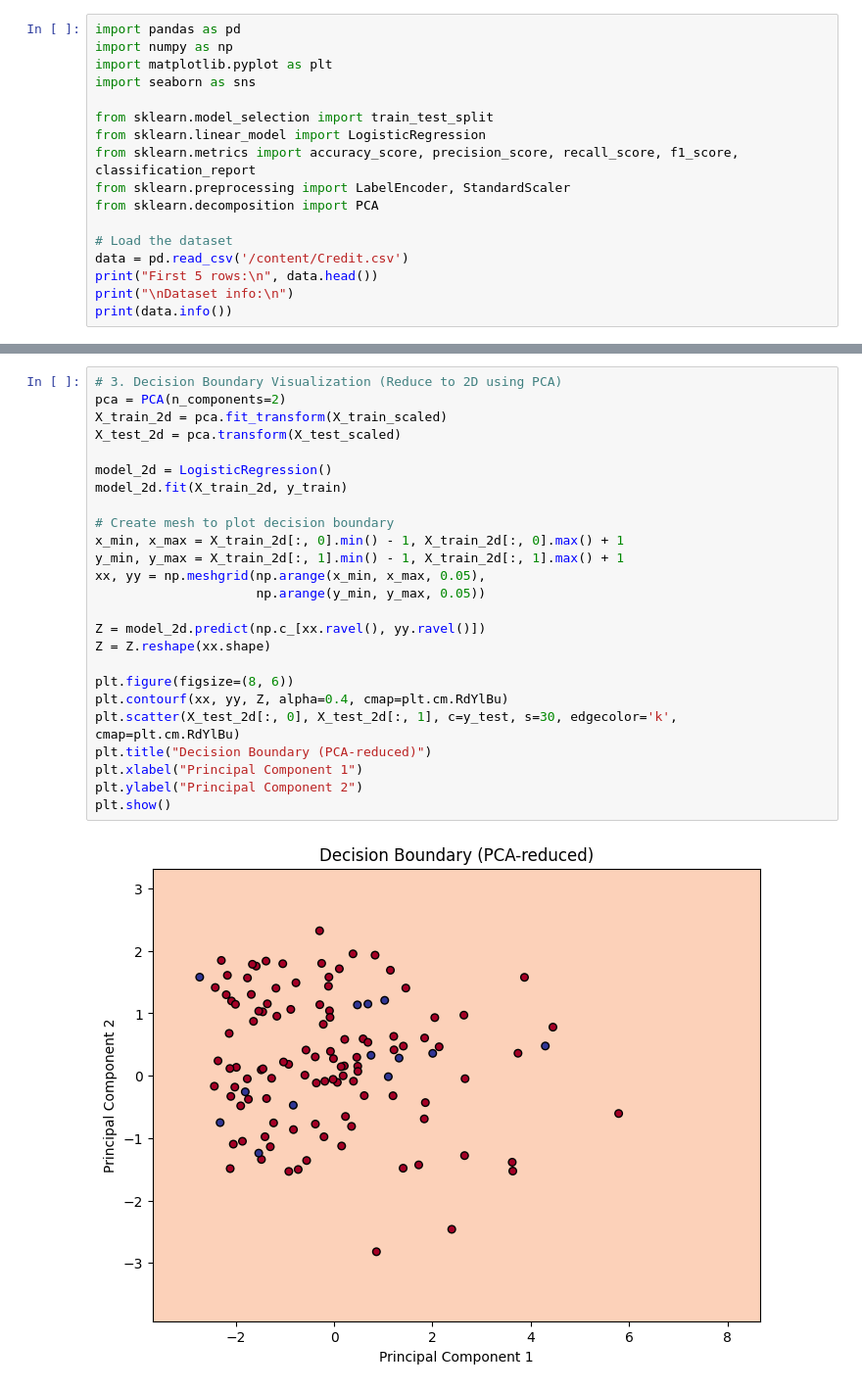
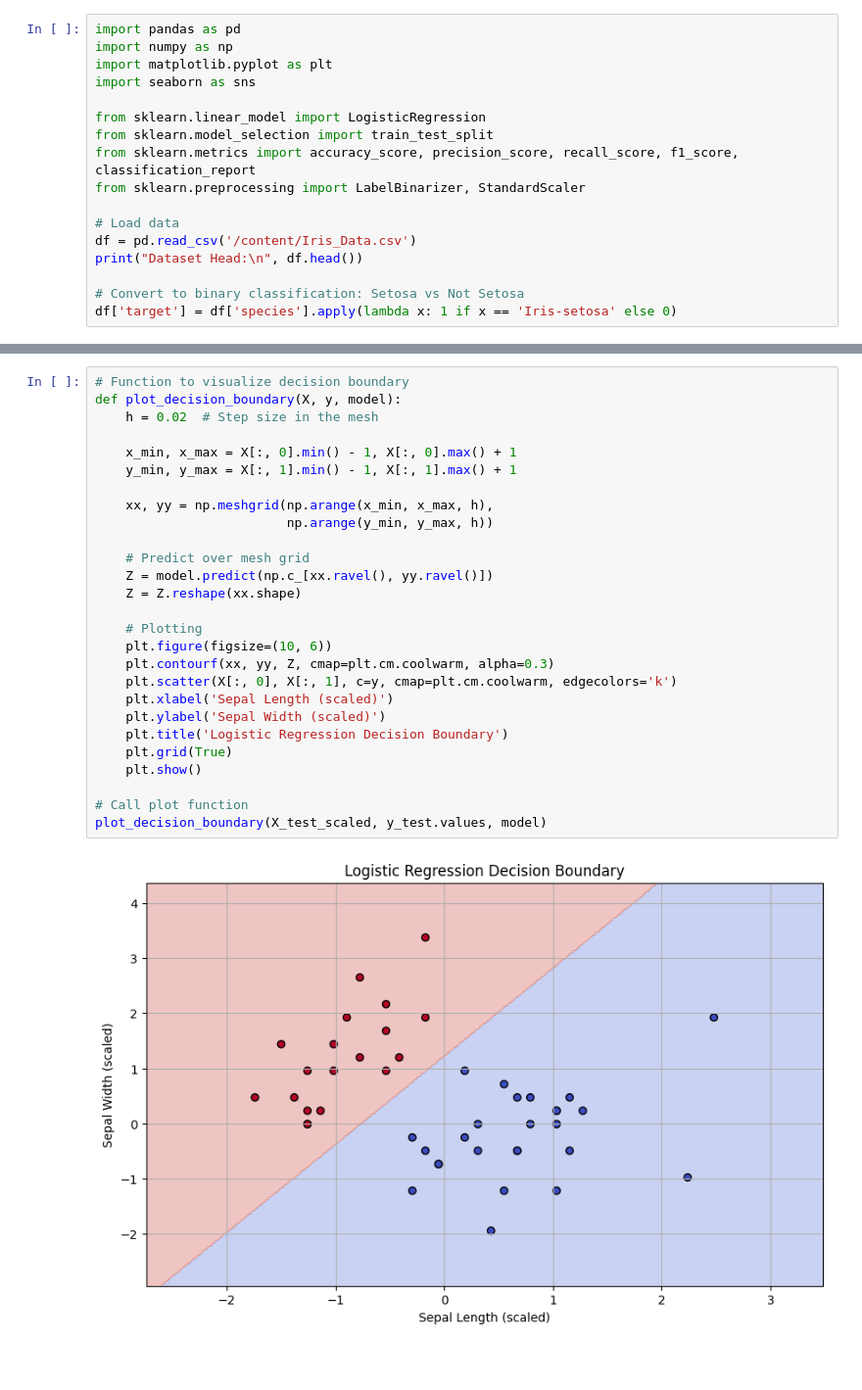
Before and after one commit to Manishpatil7975/AIML_ASSIGNMENTS, a Jupyter notebook: assignment_5.ipynb, the cells around one changed output, grey strips where cells are left out. Shown: that part at 98% size. Cells and saved outputs as stored; diff of their text form; blank space fills up the shorter version.

```diff
--- a/assignment_5.ipynb
+++ b/assignment_5.ipynb
@@ -6,15 +6,15 @@ import numpy as np
 import matplotlib.pyplot as plt
 import seaborn as sns
 
+from sklearn.linear_model import LogisticRegression
 from sklearn.model_selection import train_test_split
-from sklearn.linear_model import LogisticRegression
 from sklearn.metrics import accuracy_score, precision_score, recall_score, f1_score, classification_report
-from sklearn.preprocessing import LabelEncoder, StandardScaler
-from sklearn.decomposition import PCA
+from sklearn.preprocessing import LabelBinarizer, StandardScaler
 
-# Load the dataset
-data = pd.read_csv('/content/Credit.csv')
-print("First 5 rows:\n", data.head())
-print("\nDataset info:\n")
-print(data.info())
+# Load data
+df = pd.read_csv('/content/Iris_Data.csv')
+print("Dataset Head:\n", df.head())
+
+# Convert to binary classification: Setosa vs Not Setosa
+df['target'] = df['species'].apply(lambda x: 1 if x == 'Iris-setosa' else 0)
 # %% [output]
@@ -128,27 +68,29 @@ plt.show()
 # %%
-# 3. Decision Boundary Visualization (Reduce to 2D using PCA)
-pca = PCA(n_components=2)
-X_train_2d = pca.fit_transform(X_train_scaled)
-X_test_2d = pca.transform(X_test_scaled)
+# Function to visualize decision boundary
+def plot_decision_boundary(X, y, model):
+    h = 0.02  # Step size in the mesh
 
-model_2d = LogisticRegression()
-model_2d.fit(X_train_2d, y_train)
+    x_min, x_max = X[:, 0].min() - 1, X[:, 0].max() + 1
+    y_min, y_max = X[:, 1].min() - 1, X[:, 1].max() + 1
 
-# Create mesh to plot decision boundary
-x_min, x_max = X_train_2d[:, 0].min() - 1, X_train_2d[:, 0].max() + 1
-y_min, y_max = X_train_2d[:, 1].min() - 1, X_train_2d[:, 1].max() + 1
-xx, yy = np.meshgrid(np.arange(x_min, x_max, 0.05),
-                     np.arange(y_min, y_max, 0.05))
+    xx, yy = np.meshgrid(np.arange(x_min, x_max, h),
+                         np.arange(y_min, y_max, h))
 
-Z = model_2d.predict(np.c_[xx.ravel(), yy.ravel()])
-Z = Z.reshape(xx.shape)
+    # Predict over mesh grid
+    Z = model.predict(np.c_[xx.ravel(), yy.ravel()])
+    Z = Z.reshape(xx.shape)
 
-plt.figure(figsize=(8, 6))
-plt.contourf(xx, yy, Z, alpha=0.4, cmap=plt.cm.RdYlBu)
-plt.scatter(X_test_2d[:, 0], X_test_2d[:, 1], c=y_test, s=30, edgecolor='k', cmap=plt.cm.RdYlBu)
-plt.title("Decision Boundary (PCA-reduced)")
-plt.xlabel("Principal Component 1")
-plt.ylabel("Principal Component 2")
-plt.show()
+    # Plotting
+    plt.figure(figsize=(10, 6))
+    plt.contourf(xx, yy, Z, cmap=plt.cm.coolwarm, alpha=0.3)
+    plt.scatter(X[:, 0], X[:, 1], c=y, cmap=plt.cm.coolwarm, edgecolors='k')
+    plt.xlabel('Sepal Length (scaled)')
+    plt.ylabel('Sepal Width (scaled)')
+    plt.title('Logistic Regression Decision Boundary')
+    plt.grid(True)
+    plt.show()
+
+# Call plot function
+plot_decision_boundary(X_test_scaled, y_test.values, model)
 # %% [output]
-[figure, old version]
+[figure, new version]
```
Also changed, not shown: parts of 5 cells of this notebook.
